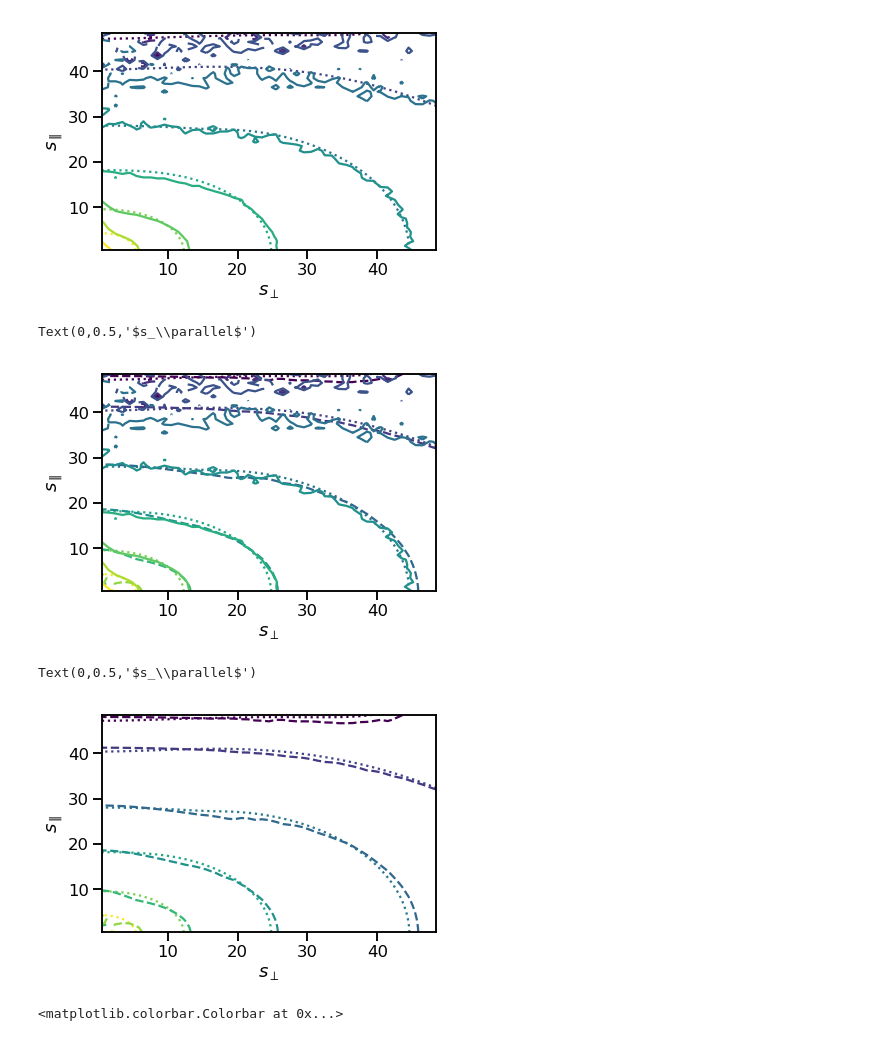
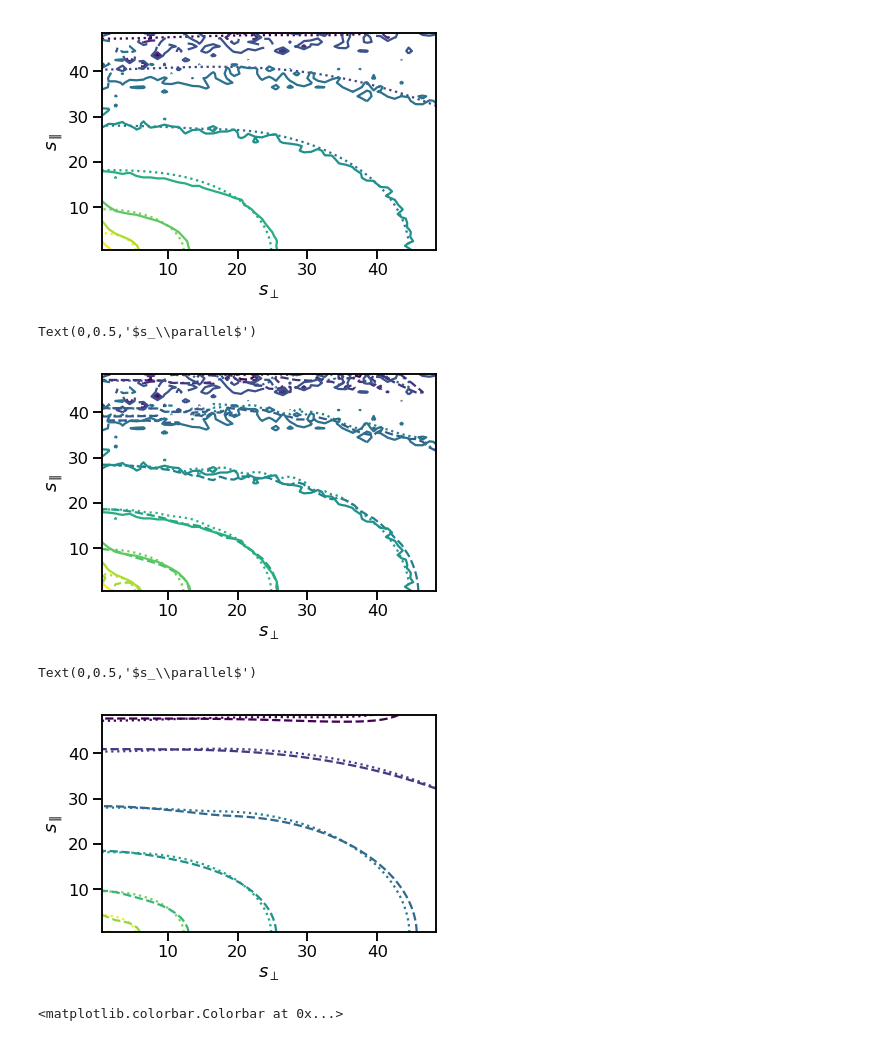
Before and after one commit to florpi/CentralStreamingModel, a Jupyter notebook: dimred/taylor_directly.ipynb, the cells around one changed output. Drawn from its saved outputs; the diff is of its cells as text; code cells hidden in the pictures.

Commit message:
implemented fit for second order

```diff
--- a/dimred/taylor_directly.ipynb
+++ b/dimred/taylor_directly.ipynb
@@ -443,9 +438,11 @@ plt.ylabel(r'$s_\parallel$')
 Text(0,0.5,'$s_\\parallel$')
 [figure]
 # %%
-def m2_pi_sigma(sparal, sperp, popt_m_r, popt_c_r, popt_c_t):
+def m2_pi_sigma(sparal, sperp, m_r, c2_r, c2_t,
+    popt_m_r = (), popt_c_r = (), popt_c_t = ()):
 
     s = np.sqrt(sperp.reshape(-1, 1)**2 + sparal.reshape(1, -1)**2)
     mu = sparal / s
 
-    return c2(s, mu, ex.moment(2,0), ex.moment(0,2)) + (m1_pi_sigma(sparal, sperp, popt_m_r))**2
+    return c2(s, mu, c2_r, c2_t, args_r = popt_c_r,
+                args_t = popt_c_t) + (m1_pi_sigma(sparal, sperp, m_r, popt = popt_m_r))**2
@@ -452,6 +454,11 @@ def m2_pi_sigma(sparal, sperp, popt_m_r, popt_c_r, popt_c_t):
 # %%
-def second_order(sperp, sparal, xi_spl,  popt_m_r, popt_c_r, popt_c_t):
+def second_order(sperp, sparal, xi_spl, m1_r, c2_r, c2_t,
+                 popt_m_r = (), popt_c_r = (), popt_c_t = ()):
 
-
-    return first_order(sperp, sparal, xi_spl, popt_m_r) + \
-      0.5 * derivative(m2_pi_sigma, sperp, n = 2,  args = (sperp,  popt_m_r, popt_c_r, popt_c_t) )
+    if not np.all(popt_c_r):
+        return first_order(sperp, sparal, xi_spl, m1_r) + \
+          0.5 * derivative(m2_pi_sigma, sperp, n = 2,  args = (sperp, m1_r, c2_r, c2_t) )
+    else:
+        return first_order(sperp, sparal, xi_spl, m1_r, popt = popt_m_r) + \
+          0.5 * derivative(m2_pi_sigma, sperp, n = 2,  args = (sperp, m1_r, c2_r, c2_t,
+                                                            popt_m_r, popt_c_r, popt_c_t) )
@@ -460,3 +465,9 @@ so = second_order(rm.s_c, rm.s_c, xi_spl, popt_m_r, popt_c_r, popt_c_t)
+# %%
+so = second_order(rm.s_c, rm.s_c, xi_spl, ex.moment(1,0), ex.moment(2,0), ex.moment(0,2))
+
+so_fitting = second_order(rm.s_c, rm.s_c, xi_spl,
+                          fitting_m1_r, fitting_c2, fitting_c2,
+                          popt_m_r = popt_m_r, popt_c_r = popt_c_r, popt_c_t = popt_c_t)
 # %%
 levels = np.linspace(-4. ,1., 10)
 
@@ -475,21 +486,21 @@ plt.xlabel(r'$s_\perp$')
 plt.ylabel(r'$s_\parallel$')
 # %% [output]
 Text(0,0.5,'$s_\\parallel$')
-[figure, old version]
+[figure, new version]
 # %%
-plt.contour(rm.s_c, rm.s_c, np.log10(fo).T,
+plt.contour(rm.s_c, rm.s_c, np.log10(fo_fitting).T,
             levels = levels, linestyles = 'dotted')
 
-plt.contour(rm.s_c, rm.s_c, np.log10(so).T,
+plt.contour(rm.s_c, rm.s_c, np.log10(so_fitting).T,
             levels = levels, linestyles = 'dashed')
 
 
 
 plt.xlabel(r'$s_\perp$')
 plt.ylabel(r'$s_\parallel$')
 # %% [output]
 Text(0,0.5,'$s_\\parallel$')
-[figure, old version]
+[figure, new version]
 # %%
 def m3_pi_sigma(sparal, sperp, popt_m_r, popt_c_r, popt_c_t, popt_c3_r, popt_c3_t):
 
```
Also changed, not shown: parts of 3 cells of this notebook.
